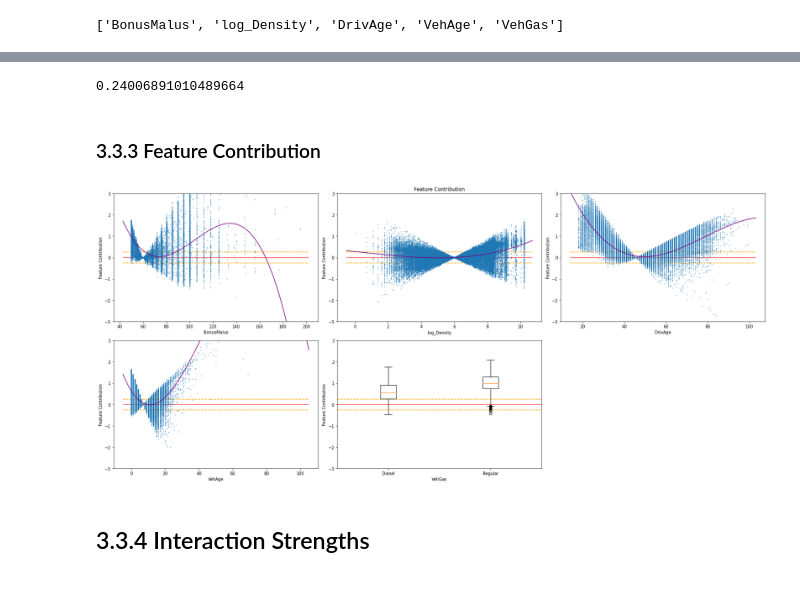
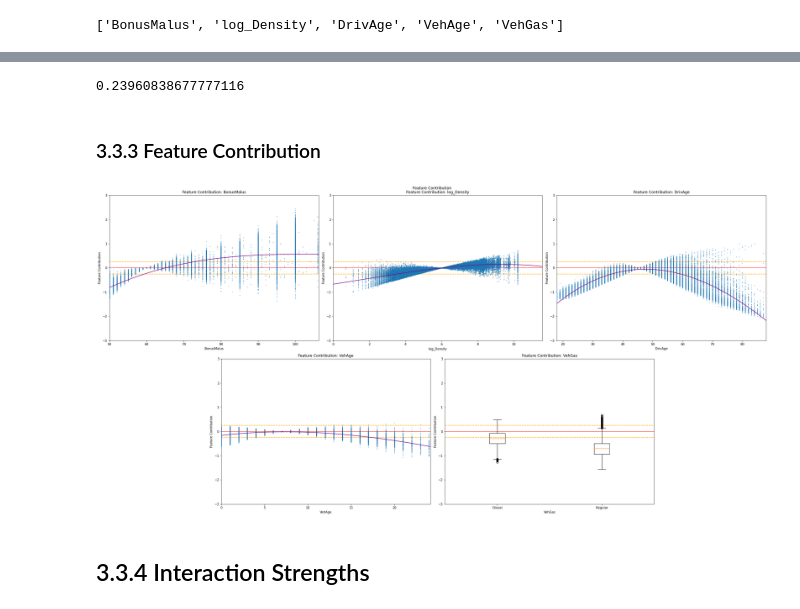
Before and after one commit to PK1706/pyLocalGLMnet, a Jupyter notebook: src/localGLMnet.ipynb, the cells around one changed output, grey strips where cells are left out. Drawn from its saved outputs; the diff is of its cells as text; code cells hidden in the pictures.

```diff
--- a/src/localGLMnet.ipynb
+++ b/src/localGLMnet.ipynb
@@ -691,10 +693,10 @@ sev.head()
 # Zufällige Störvariablen hinzufügen, um später für die Regression Attentions ein Maß für die Streung um 0 definieren zu können
 
 # Normalverteilte Zufallsvariable RandN
-freq["RandN"] = rng.standard_normal(size=(freq_scaled.shape[0], 1))
+freq["RandN"] = rng.standard_normal(size=(freq.shape[0], 1))
 
 # Gleichverteilte Zufallsvariable RandU (standardisiert)
-freq["RandU"] = rng.uniform(size=(freq_scaled.shape[0], 1))
+freq["RandU"] = rng.uniform(size=(freq.shape[0], 1))
 # %%
 # Kategoriale Merkmale One-Hot Encoden (k-Kategorien führen zu k-1 Spalten)
 categorical_columns = ["VehBrand","Region"]
@@ -1095,9 +1097,11 @@ pred_freq_sig.mean()
 # %%
 metrics.mean_poisson_deviance(y_freq_test, pred_freq_sig)
 # %% [output]
-0.24006891010489664
+0.23960838677777116
 # %% [markdown]
 ### 3.3.3 Feature Contribution <a class="anchor" id="3_3_3-bullet"></a>
+# %%
+weights_freq_sig = local_glm_net_freq_sig.get_weights()
 # %%
 # Neues Model ohne Response-Schicht --> ermöglicht auslesen der Attention Gewichte
 # benöotigt als Input nur die Features, nicht die Exposures, da diese erst im späteren Layer erforderlich werden
@@ -1109,29 +1113,26 @@ weights_model_freq_sig = keras.Model(
 beta_x_freq_sig = weights_model_freq_sig.predict(x_freq_sig_test_sc)
 
 # Skalierung der Attention-Gewichte mithilfe des Gewichts der Response Schicht ( = Intercept beta_0)
-beta_x_freq_sig_sc = beta_x_freq_sig * weights_freq[8]
+beta_x_freq_sig_sc = beta_x_freq_sig * weights_freq_sig[8]
 
 # Als DataFrame speichern um mittels der Merkmalsnamen auf die Attention Gewichte zugreifen zu können
-beta_x_freq_scaled = pd.DataFrame(beta_x_freq_sig_sc,columns = x_freq_sig_test_sc.columns)
+beta_x_freq_sig_sc = pd.DataFrame(beta_x_freq_sig_sc,columns = x_freq_sig_test_sc.columns)
 # %%
 x_con = x_freq_sig_test.reset_index(drop=True)
-feature_con = x_freq_sig_test_sc.reset_index(drop=True)*beta_x_freq_scaled
+feature_con = x_freq_sig_test_sc.reset_index(drop=True)*beta_x_freq_sig_sc
 feature_con_sample = feature_con.sample(n=5000, random_state = 0)
 x_con_sample = x_con.loc[feature_con_sample.index]
 # %%
 fig_freq_con = plt.figure(tight_layout=True, figsize=(30, 15))
 
-spec = GridSpec(ncols=8, nrows=3, figure=fig_freq_con)
-ax1_freq_con = fig_freq_con.add_subplot(spec[0, 1:3])
-ax2_freq_con = fig_freq_con.add_subplot(spec[0, 3:5])
-ax3_freq_con = fig_freq_con.add_subplot(spec[0, 5:7])
+spec = GridSpec(ncols=6, nrows=2, figure=fig_freq_con)
+ax1_freq_con = fig_freq_con.add_subplot(spec[0, 0:2])
+ax2_freq_con = fig_freq_con.add_subplot(spec[0, 2:4])
+ax3_freq_con = fig_freq_con.add_subplot(spec[0, 4:6])
 ax4_freq_con = fig_freq_con.add_subplot(spec[1, 1:3])
 ax5_freq_con = fig_freq_con.add_subplot(spec[1, 3:5])
 
-
 axs_freq_con = [ax1_freq_con, ax2_freq_con, ax3_freq_con, ax4_freq_con, ax5_freq_con]
-
-
 
 for i in range(len(axs_freq_con)):
 
@@ -1145,34 +1146,39 @@ for i in range(len(axs_freq_con)):
         x_min, x_max = axs_freq_con[i].get_xlim()
 
     else:
         contribution = np.column_stack([x_con[sig_columns[i]], feature_con[sig_columns[i]]])
         con_ind = np.lexsort((contribution[:, 1], contribution[:, 0]))
         contribution_sorted = contribution[con_ind]
         con_spline = interpolate.UnivariateSpline(
             contribution_sorted[:, 0], contribution_sorted[:, 1]
         )
 
         # Scatter Plot --> x: Werte der Inputfeatures, y:Feature Contribution (β(x)*x)
         axs_freq_con[i].scatter(contribution[:, 0], contribution[:, 1], s=0.5, zorder=10)
 
-        x_min, x_max = axs_freq_con[i].get_xlim()
+        #x_min, x_max = axs_freq_con[i].get_xlim()
+        x_min = x_con[sig_columns[i]].min()
+        x_max = x_con[sig_columns[i]].mean()+3*x_con[sig_columns[i]].std()
         xs = np.linspace(x_min, x_max, 1000)
 
         # Feature Contribution Spline plotten
         axs_freq_con[i].plot(xs, con_spline(xs), color="purple", zorder=20)
+        axs_freq_con[i].set_xlim((x_min, x_max))
 
     # Hinzufügen von horizontalen Linien um die Stärke der Feature Contribution zu visualisieren
     axs_freq_con[i].hlines(y=0, xmin=x_min, xmax=x_max, colors="red", alpha=0.7, zorder=1)
     axs_freq_con[i].hlines(y=0.25, xmin=x_min, xmax=x_max, colors="orange", linestyles="dashed")
     axs_freq_con[i].hlines(y=-0.25, xmin=x_min, xmax=x_max, colors="orange", linestyles="dashed")
 
     axs_freq_con[i].set_ylim((-3, 3))
+
     axs_freq_con[i].set_xlabel(sig_columns[i])
+    axs_freq_con[i].set_title("Feature Contribution: " + sig_columns[i])
     axs_freq_con[i].set_ylabel("Feature Contribution")
 
 fig_freq_con.suptitle("Feature Contribution")
 plt.show()
 # %% [output]
-[figure, old version]
+[figure, new version]
 # %% [markdown]
 ## 3.3.4 Interaction Strengths <a class="anchor" id="3_3_4-bullet"></a>
```
Also changed, not shown: parts of 72 cells of this notebook.
